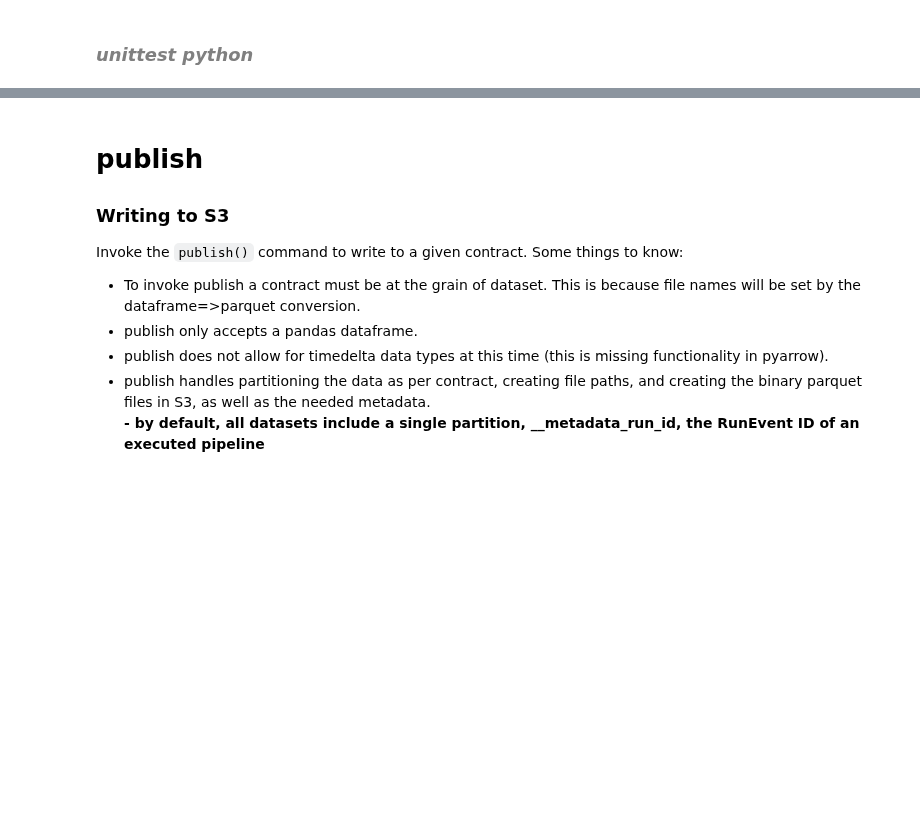
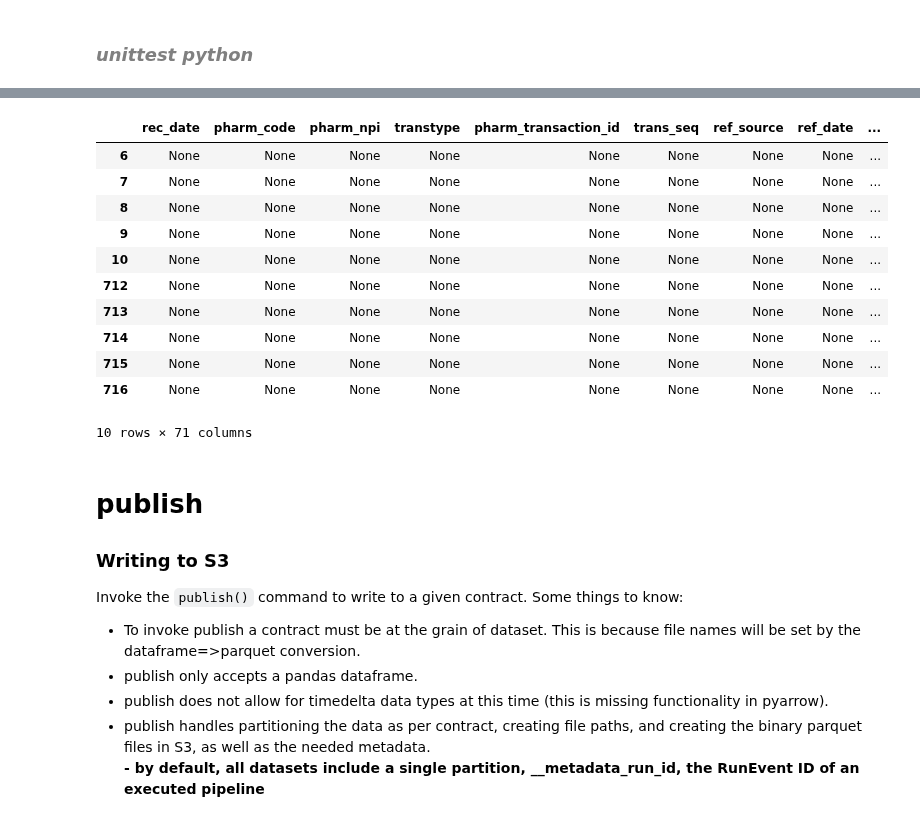
Before and after one commit to RyanAdalbert/s3parq, a Jupyter notebook: transforms/master_patient_substatus.ipynb, the cells around one changed output, grey strips where cells are left out. Drawn from its saved outputs; the diff is of its cells as text; code cells hidden in the pictures; blank space fills up the shorter version.

```diff
--- a/transforms/master_patient_substatus.ipynb
+++ b/transforms/master_patient_substatus.ipynb
@@ -491,4 +543,20 @@ OK
 <unittest.main.TestProgram at 0x...>
+# %%
+# untit test/development look at the fails
+final_fail.head(50)
+# %% [output]
+|  | rec_date | pharm_code | pharm_npi | transtype | pharm_transaction_id | trans_seq | ref_source | ref_date | ... |
+| 6 | None | None | None | None | None | None | None | None | ... |
+| 7 | None | None | None | None | None | None | None | None | ... |
+| 8 | None | None | None | None | None | None | None | None | ... |
+| 9 | None | None | None | None | None | None | None | None | ... |
+| 10 | None | None | None | None | None | None | None | None | ... |
+| 712 | None | None | None | None | None | None | None | None | ... |
+| 713 | None | None | None | None | None | None | None | None | ... |
+| 714 | None | None | None | None | None | None | None | None | ... |
+| 715 | None | None | None | None | None | None | None | None | ... |
+| 716 | None | None | None | None | None | None | None | None | ... |
+10 rows × 71 columns
 # %% [markdown]
 # **publish**
 ### Writing to S3
```
Also changed, not shown: parts of 4 cells of this notebook.
